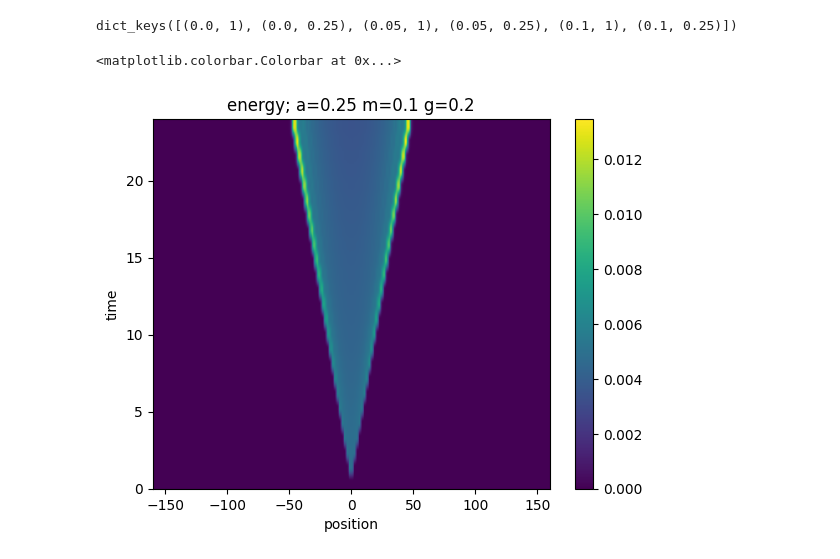
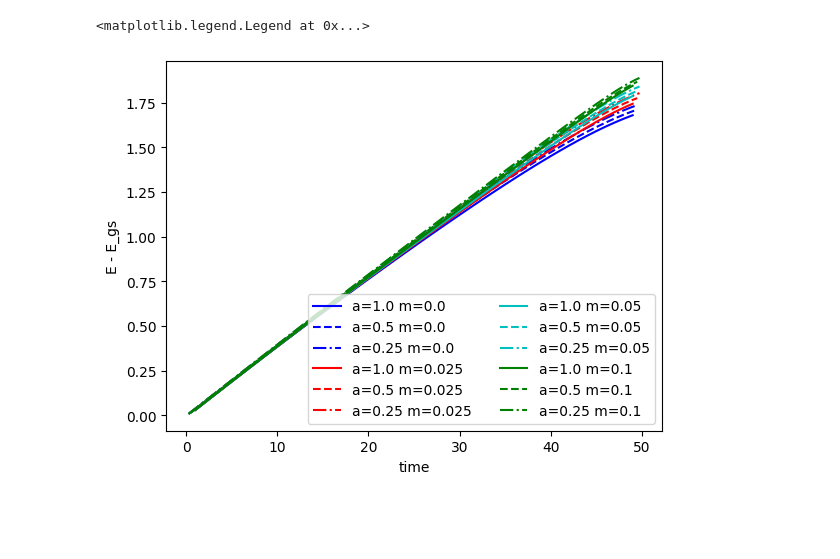
Before and after one commit to marekrams/jffs, a Jupyter notebook: plot_time_evolution.ipynb, the cells around one changed output. Saved outputs shown, nothing was run; the diff lists cells and outputs as text; code cells hidden in the pictures; blank space fills up the shorter version.

```diff
--- a/plot_time_evolution.ipynb
+++ b/plot_time_evolution.ipynb
@@ -4,0 +8,12 @@ from run_evolution import folder_evol, folder_gs
+# %%
+g = 1 / 5
+L0 = 0
+D0 = 64
+
+engs, ents = {}, {}
+
+for m in [0*g, 0.125 * g, 0.25 * g, 0.5 * g]:
+    for N, a in [(100, 1.0), (200, 0.5), (400, 0.25)]:
+        folder = folder_evol(g, m, L0, a, N, 1, 1)
+        engs[m, N] = np.loadtxt(folder / "engs.txt", delimiter=";")
+        ents[m, N] = np.loadtxt(folder / "ents.txt", delimiter=";")
@@ -4,0 +77,12 @@ from run_evolution import folder_evol, folder_gs
+# %%
+clrs = {0.0: 'b', 0.025: 'r', 0.05: 'c', 0.1:'g'}
+smbs = {100: '-', 200: '--', 400: '-.'}
+
+for i, m in enumerate([0*g, 0.125 * g, 0.25 * g, 0.5 * g]):
+    for j, (N, a) in enumerate([(100, 1.0), (200, 0.5), (400, 0.25)]):
+        ee = np.sum(engs[m, N][:-1, 1:], axis=1)
+        tm = ents[m, N][:-1, 0]
+        plt.plot(tm, ee, smbs[N], color=clrs[m], label=f"{a=} {m=}")
+plt.xlabel('time')
+plt.ylabel('E - E_gs')
+plt.legend(ncols=2)
@@ -5 +92,16 @@ from run_evolution import folder_evol, folder_gs
+# %%
+clrs = {0.0: 'b', 0.025: 'r', 0.05: 'c', 0.1:'g'}
+smbs = {100: '-', 200: '--', 400: '-.'}
+
+for i, m in enumerate([0*g, 0.125 * g, 0.25 * g, 0.5 * g]):
+    for j, (N, a) in enumerate([(100, 1.0), (200, 0.5), (400, 0.25)]):
+        ee = np.sum(engs[m, N][:-1, 1:], axis=1)
+        tm = ents[m, N][:-1, 0]
+        plt.plot(tm, ee, smbs[N], color=clrs[m], label=f"{a=} {m=}")
+plt.xlabel('time')
+plt.ylabel('E - E_gs')
+plt.legend(ncols=2)
+# %% [output]
+<matplotlib.legend.Legend at 0x...>
+[figure, added]
 # %%
@@ -19,20 +119,0 @@ for m in [0 * g, 0.25 * g, 0.5 * g]:
-# %%
-engs.keys()
-# %% [output]
-dict_keys([(0.0, 1), (0.0, 0.25), (0.05, 1), (0.05, 0.25), (0.1, 1), (0.1, 0.25)])
-# %%
-m, a = 0.1, 0.25
-ee = engs[m, a][:, 1:]
-tm = engs[m, a][:, 0]
-ee = (ee[:, 0::2] + ee[:, 1::2]) /2
-ee = np.insert(ee, 0, 0, 0)
-
-fig, ax = plt.subplots(nrows=1, ncols=1)
-im0 = ax.imshow(ee, extent=(-N*a, N*a, 0, tm[-1]), origin='lower', aspect='auto')
-ax.set_title(f"energy; {a=} {m=} {g=}")
-ax.set_xlabel("position")
-ax.set_ylabel("time")
-plt.colorbar(im0)
-# %% [output]
-<matplotlib.colorbar.Colorbar at 0x...>
-[figure, removed]
```
Also changed, not shown: parts of 7 cells of this notebook, 4 other files.
